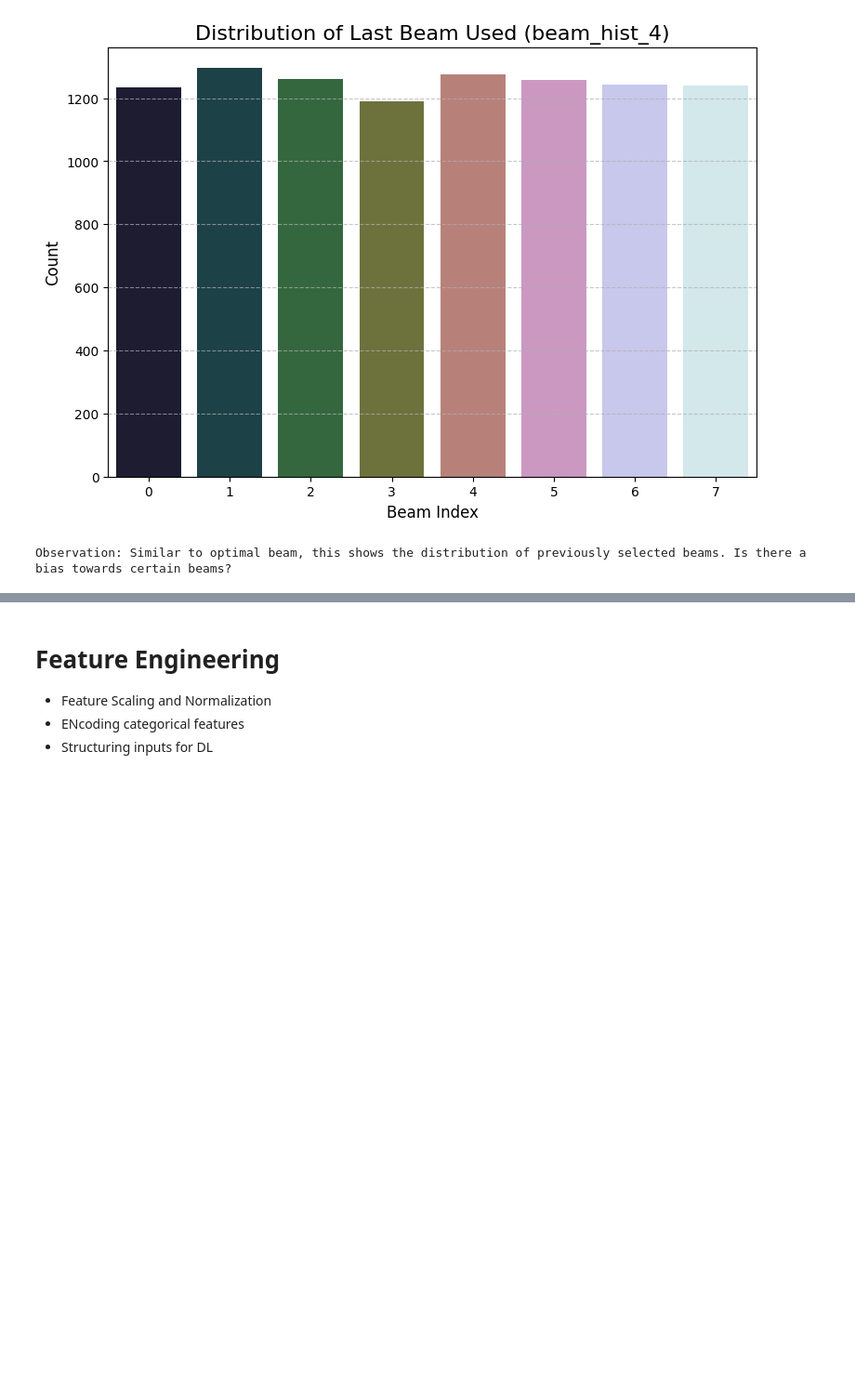
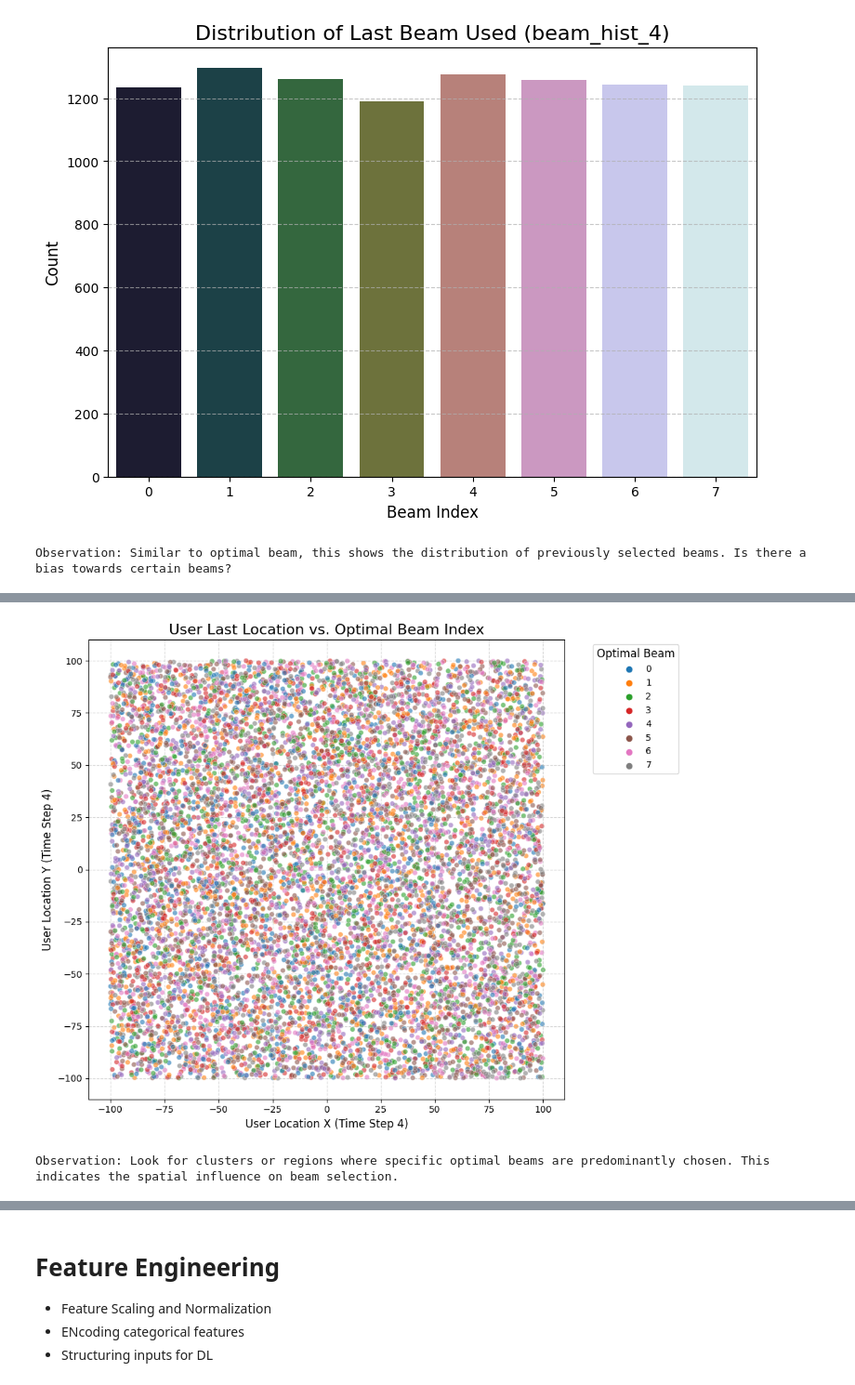
Before and after one commit to MrSimple07/PhD_TUS, a Jupyter notebook: beamforming-analysis-1.ipynb, the cells around one changed output, grey strips where cells are left out. Shown at 93% size. Saved outputs shown, nothing was run; the diff lists cells and outputs as text; code cells hidden in the pictures; blank space fills up the shorter version.

```diff
--- a/beamforming-analysis-1.ipynb
+++ b/beamforming-analysis-1.ipynb
@@ -236,0 +256,18 @@ Observation: Similar to optimal beam, this shows the distribution of previously
+# %%
+# 2.2 User Last Location (Scatter Plot) colored by Optimal Beam Index
+plt.figure(figsize=(10, 8))
+sns.scatterplot(x=f'user_loc_hist_x_{HISTORY_LENGTH-1}', y=f'user_loc_hist_y_{HISTORY_LENGTH-1}',
+                hue='optimal_beam_index', data=dataset, palette='tab10', alpha=0.6, s=30)
+plt.title(f'User Last Location vs. Optimal Beam Index', fontsize=16)
+plt.xlabel(f'User Location X (Time Step {HISTORY_LENGTH-1})', fontsize=12)
+plt.ylabel(f'User Location Y (Time Step {HISTORY_LENGTH-1})', fontsize=12)
+plt.grid(linestyle='--', alpha=0.5)
+plt.xticks(fontsize=10)
+plt.yticks(fontsize=10)
+plt.legend(title='Optimal Beam', bbox_to_anchor=(1.05, 1), loc='upper left', fontsize=10, title_fontsize=12)
+plt.tight_layout()
+plt.show()
+print("Observation: Look for clusters or regions where specific optimal beams are predominantly chosen. This indicates the spatial influence on beam selection.")
+# %% [output]
+[figure, added]
+Observation: Look for clusters or regions where specific optimal beams are predominantly chosen. This indicates the spatial influence on beam selection.
```
Also changed, not shown: parts of 4 cells of this notebook.
